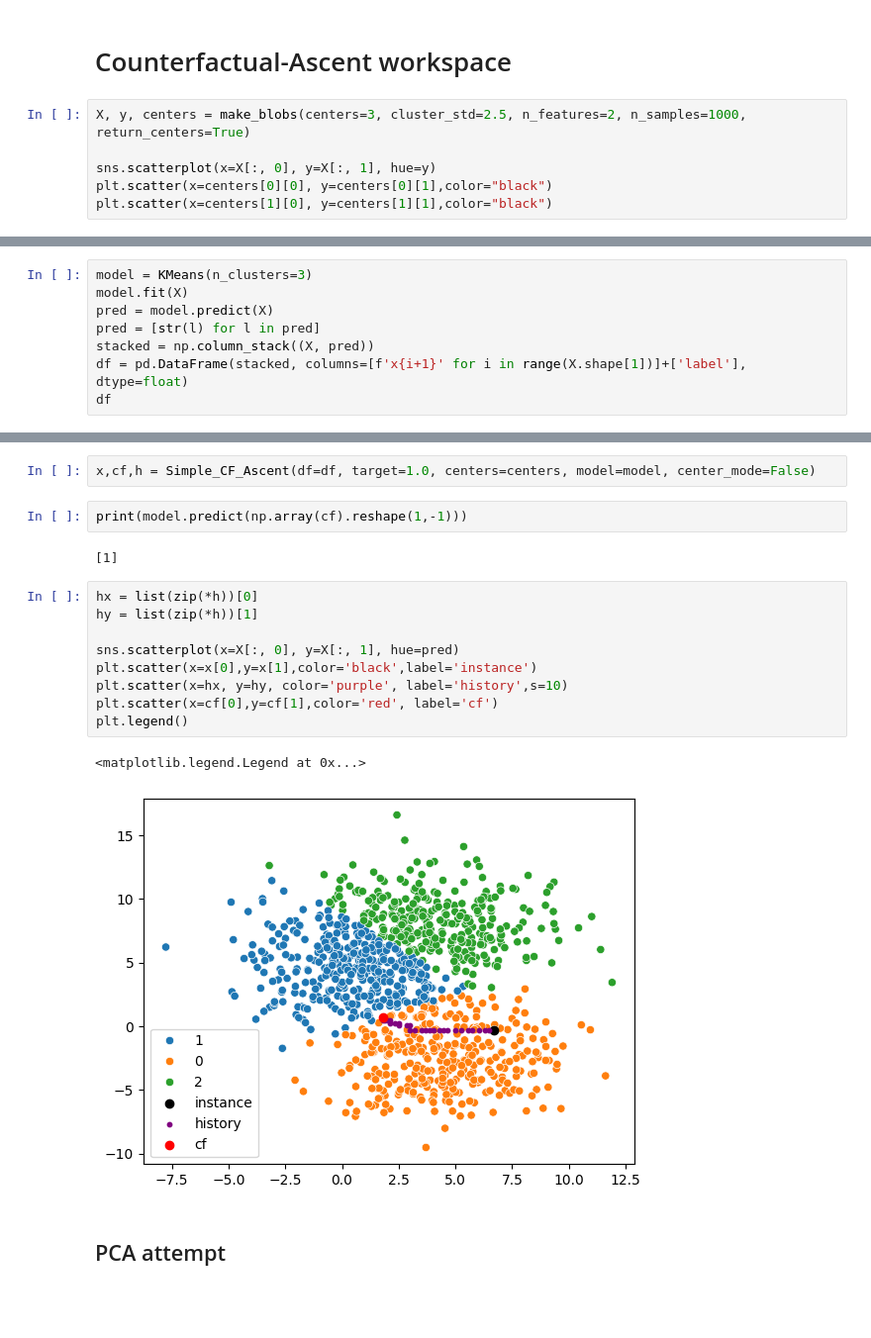
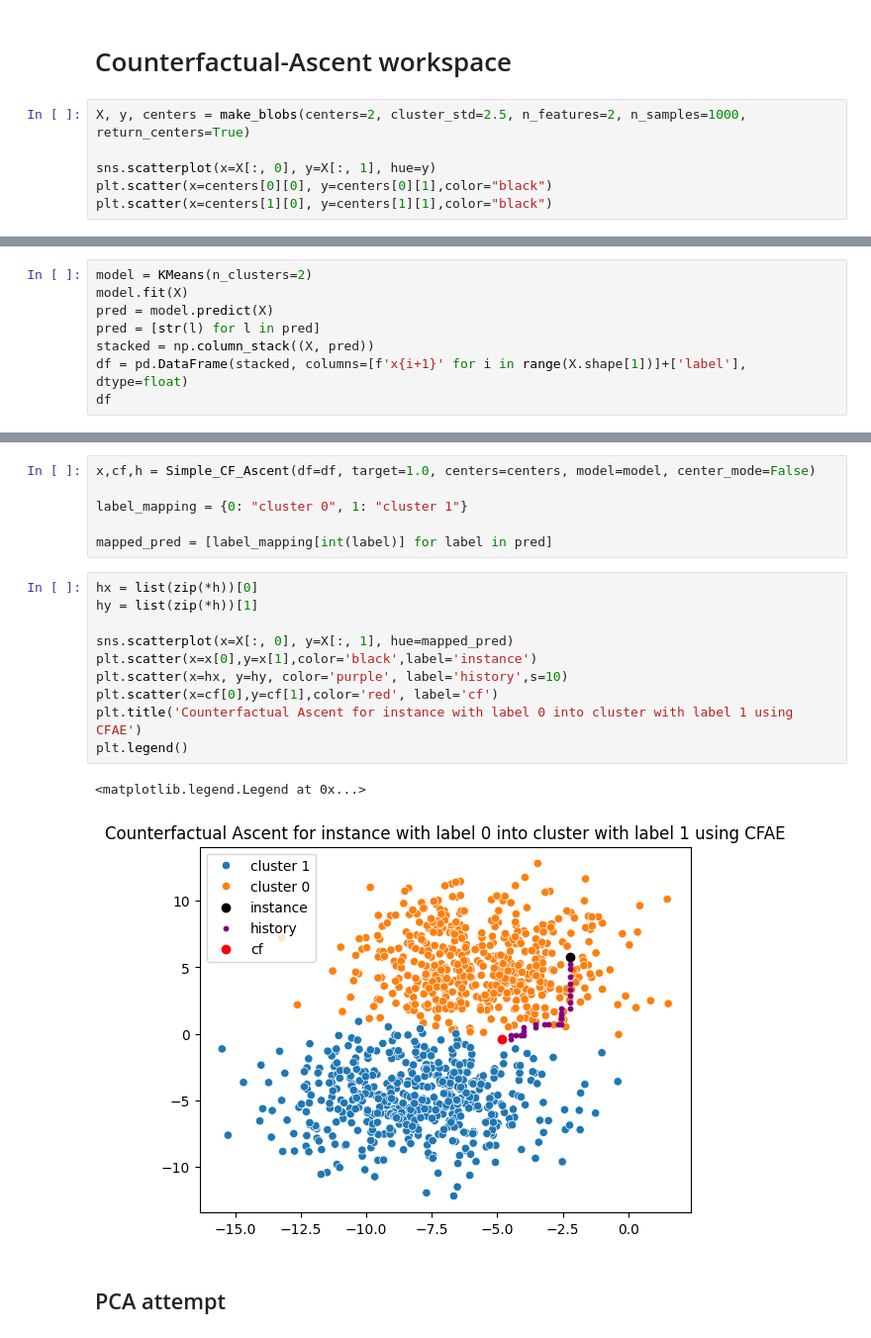
Before and after one commit to jepp3183/Thesis2025, a Jupyter notebook: code/lib/cf_a/ascent.ipynb, the cells around one changed output, grey strips where cells are left out. Shown at 99% size. Saved outputs shown, nothing was run; the diff lists cells and outputs as text; blank space fills up the shorter version.

```diff
--- a/code/lib/cf_a/ascent.ipynb
+++ b/code/lib/cf_a/ascent.ipynb
@@ -20,7 +20,7 @@ The autoreload extension is already loaded. To reload it, use:
 # %% [markdown]
 # Counterfactual-Ascent workspace
 # %%
-X, y, centers = make_blobs(centers=3, cluster_std=2.5, n_features=2, n_samples=1000, return_centers=True)
+X, y, centers = make_blobs(centers=2, cluster_std=2.5, n_features=2, n_samples=1000, return_centers=True)
 
 sns.scatterplot(x=X[:, 0], y=X[:, 1], hue=y)
 plt.scatter(x=centers[0][0], y=centers[0][1],color="black")
@@ -31,5 +31,5 @@ plt.scatter(x=centers[1][0], y=centers[1][1],color="black")
 # %%
-model = KMeans(n_clusters=3)
+model = KMeans(n_clusters=2)
 model.fit(X)
 pred = model.predict(X)
 pred = [str(l) for l in pred]
@@ -52,22 +52,23 @@ df
 1000 rows × 3 columns
 # %%
 x,cf,h = Simple_CF_Ascent(df=df, target=1.0, centers=centers, model=model, center_mode=False)
+
+label_mapping = {0: "cluster 0", 1: "cluster 1"}
+
+mapped_pred = [label_mapping[int(label)] for label in pred]
-# %%
-print(model.predict(np.array(cf).reshape(1,-1)))
-# %% [output]
-[1]
 # %%
 hx = list(zip(*h))[0]
 hy = list(zip(*h))[1]
 
-sns.scatterplot(x=X[:, 0], y=X[:, 1], hue=pred)
+sns.scatterplot(x=X[:, 0], y=X[:, 1], hue=mapped_pred)
 plt.scatter(x=x[0],y=x[1],color='black',label='instance')
 plt.scatter(x=hx, y=hy, color='purple', label='history',s=10)
 plt.scatter(x=cf[0],y=cf[1],color='red', label='cf')
+plt.title('Counterfactual Ascent for instance with label 0 into cluster with label 1 using CFAE')
 plt.legend()
 # %% [output]
 <matplotlib.legend.Legend at 0x...>
-[figure, old version]
+[figure, new version]
 # %% [markdown]
 ## PCA attempt
 # %%
```
Also changed, not shown: parts of 5 cells of this notebook, 50 other files.
